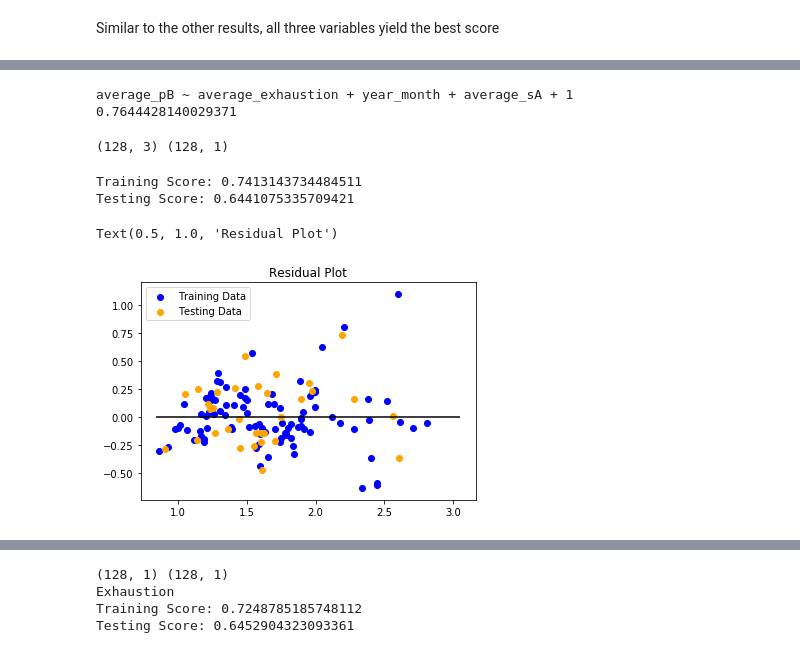
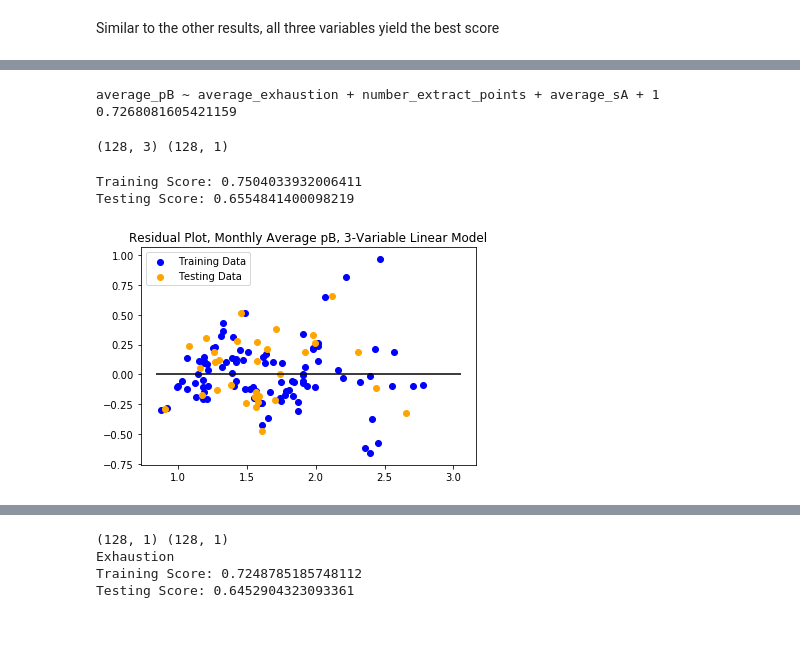
Before and after one commit to ngoodweiler/Data-Analytics-Final_Project, a Jupyter notebook: Regression_testing_monthly.ipynb, the cells around one changed output, grey strips where cells are left out. Cells and saved outputs as stored; diff of their text form; code cells hidden in the pictures.

```diff
--- a/Regression_testing_monthly.ipynb
+++ b/Regression_testing_monthly.ipynb
@@ -374,15 +393,16 @@ plt.show()
 # %%
-monthly_composite = monthly_composite[['year_month','average_exhaustion','average_sA','average_percent_extracted_per_point','average_pB']].dropna()
-monthly_sel = monthly_composite.copy()
+monthly_pB = monthly_composite.copy()
+monthly_pB = monthly_pB[['average_exhaustion','average_sA','number_extract_points','average_pB']].dropna()
+monthly_sel = monthly_pB.copy()
 model = forward_selected(monthly_sel,'average_pB')
 print (model.model.formula)
 print(model.rsquared_adj)
 # %% [output]
-average_pB ~ average_exhaustion + year_month + average_sA + 1
-0.7644428140029371
+average_pB ~ average_exhaustion + number_extract_points + average_sA + 1
+0.7268081605421159
 # %%
-X = monthly_composite[['average_exhaustion','average_sA','average_percent_extracted_per_point']]
-y = monthly_composite['average_pB'].values.reshape(-1,1)
+X = monthly_pB[['average_exhaustion','average_sA','number_extract_points']]
+y = monthly_pB['average_pB'].values.reshape(-1,1)
 print(X.shape,y.shape)
 # %% [output]
 (128, 3) (128, 1)
@@ -396,16 +416,19 @@ testing_score = model.score(X_test,y_test)
 print(f'Training Score: {training_score}')
 print(f'Testing Score: {testing_score}')
 # %% [output]
-Training Score: 0.7413143734484511
-Testing Score: 0.6441075335709421
+Training Score: 0.7504033932006411
+Testing Score: 0.6554841400098219
 # %%
-plt.scatter(model.predict(X_train),model.predict(X_train) - y_train, c='blue',label='Training Data')
-plt.scatter(model.predict(X_test),model.predict(X_test) - y_test, c='orange', label='Testing Data')
+fig, ax = plt.subplots()
+ax.scatter(model.predict(X_train),model.predict(X_train) - y_train, c='blue',label='Training Data')
+ax.scatter(model.predict(X_test),model.predict(X_test) - y_test, c='orange', label='Testing Data')
 plt.legend()
 plt.hlines(y=0,xmin=y.min(),xmax=y.max())
-plt.title('Residual Plot')
+plt.title('Residual Plot, Monthly Average pB, 3-Variable Linear Model')
+fig.set_size_inches(6, 4)
+fig.savefig('Images/month_pB_linear_residual.png', dpi=96)
+plt.show()
 # %% [output]
-Text(0.5, 1.0, 'Residual Plot')
-[figure, old version]
+[figure, new version]
 # %%
 monthly_pB = monthly_composite.copy()
```
Also changed, not shown: parts of 45 cells of this notebook, 25 other files.
